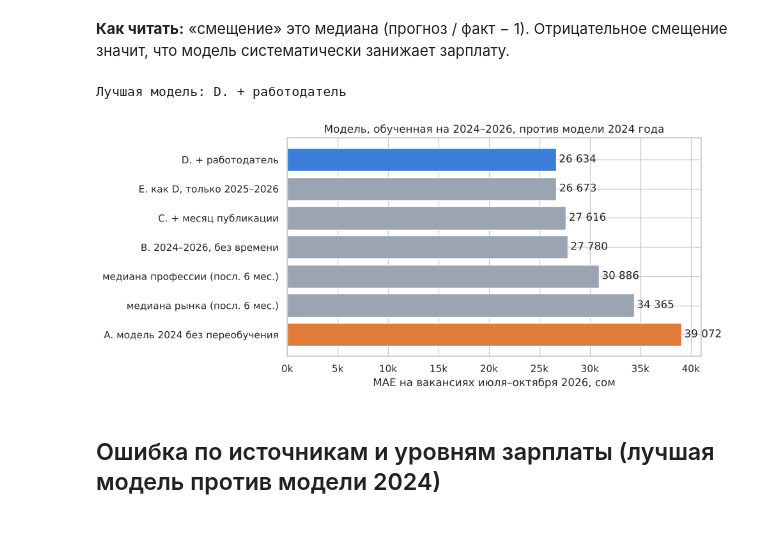
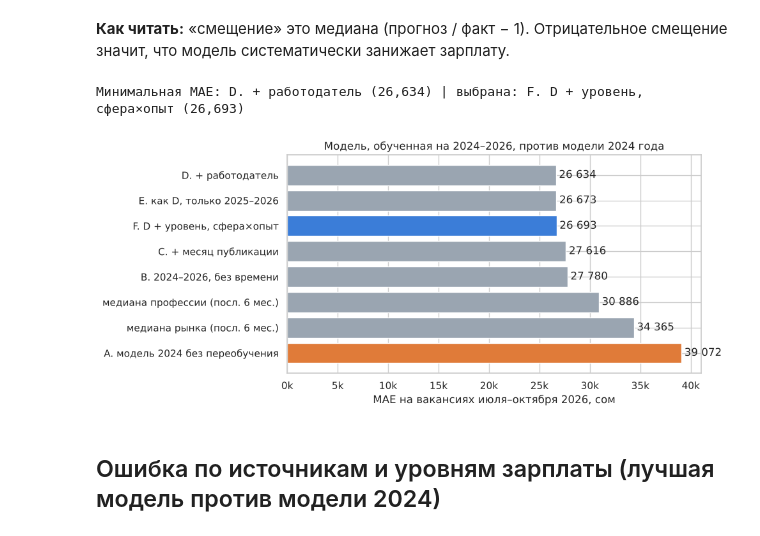
Before and after one commit to kambaraalieva/kg-salary-prediction, a Jupyter notebook: notebooks/07_time_split.ipynb, the cells around one changed output. Saved outputs shown, nothing was run; the diff lists cells and outputs as text; code cells hidden in the pictures.

```diff
--- a/notebooks/07_time_split.ipynb
+++ b/notebooks/07_time_split.ipynb
@@ -162,20 +168,23 @@ E. как D, только 2025–2026: 1 c
 **Как читать:** «смещение» это медиана (прогноз / факт − 1). Отрицательное смещение значит, что модель
 систематически занижает зарплату.
 # %%
-best = res.drop(index=[i for i in res.index if i.startswith("медиана")])["MAE, сом"].idxmin()
-print("Лучшая модель:", best)
+models_only = res.drop(index=[i for i in res.index if i.startswith("медиана")])
+best_mae = models_only["MAE, сом"].min()
+# правило выбора: при разнице в MAE меньше 1% выбирается F, у неё осмысленнее влияние опыта (раздел ниже)
+best = "F. D + уровень, сфера×опыт" if models_only.loc["F. D + уровень, сфера×опыт", "MAE, сом"] <= best_mae * 1.01        else models_only["MAE, сом"].idxmin()
+print(f"Минимальная MAE: {models_only['MAE, сом'].idxmin()} ({best_mae:,.0f}) | выбрана: {best} ({res.loc[best, 'MAE, сом']:,.0f})")
 fig, ax = plt.subplots(figsize=(10, 4.5))
 order = res.sort_values("MAE, сом").index
 cols = ["#3b7dd8" if i == best else "#e07b39" if i.startswith("A.") else "#9aa5b1" for i in order]
 ax.barh(order[::-1], res.loc[order[::-1], "MAE, сом"], color=cols[::-1])
 for i, v in enumerate(res.loc[order[::-1], "MAE, сом"]):
     ax.text(v + 300, i, f"{v:,.0f}".replace(",", " "), va="center")
 ax.xaxis.set_major_formatter(K); ax.set_xlabel("MAE на вакансиях июля–октября 2026, сом")
 ax.set_title("Модель, обученная на 2024–2026, против модели 2024 года")
 plt.tight_layout(); plt.savefig(FIG + "07_time_models.png", dpi=150); plt.show()
 # %% [output]
-Лучшая модель: D. + работодатель
+Минимальная MAE: D. + работодатель (26,634) | выбрана: F. D + уровень, сфера×опыт (26,693)
-[figure, old version]
+[figure, new version]
 # %% [markdown]
 ## Ошибка по источникам и уровням зарплаты (лучшая модель против модели 2024)
 # %%
```
Also changed, not shown: parts of 12 cells of this notebook, 6 other files.
